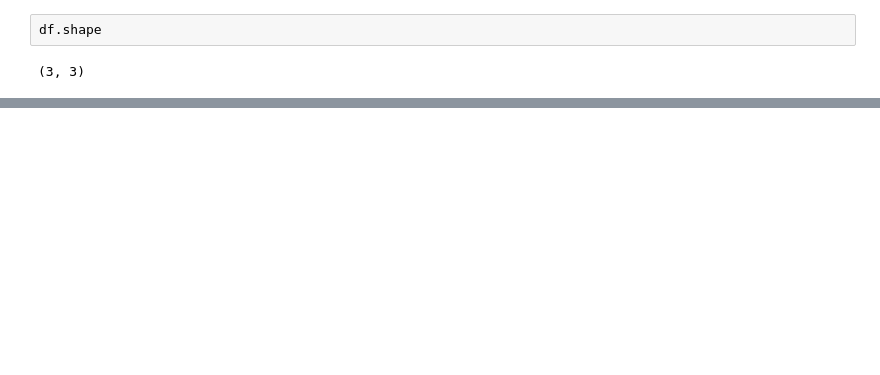
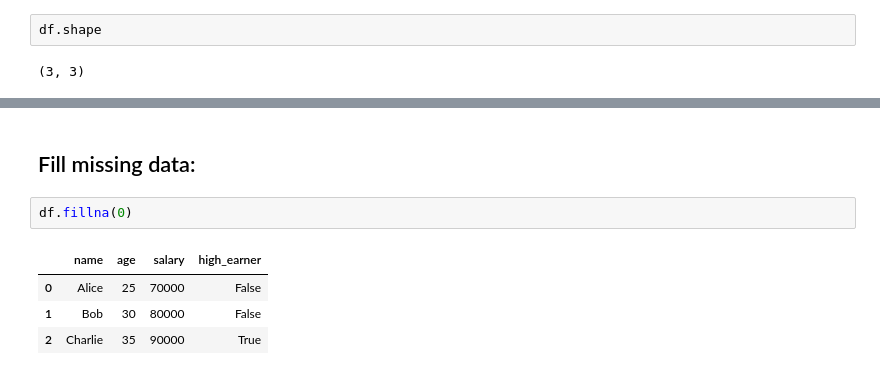
Before and after one commit to JerrodMcHenry/Data_Science, a Jupyter notebook: Pandas.ipynb, the cells around one changed output, grey strips where cells are left out. Drawn from its saved outputs; the diff is of its cells as text; blank space fills up the shorter version.

```diff
--- a/Pandas.ipynb
+++ b/Pandas.ipynb
@@ -43,0 +166,9 @@ df.shape
+# %% [markdown]
+## Fill missing data:
+# %%
+df.fillna(0)
+# %% [output]
+|  | name | age | salary | high_earner |
+| 0 | Alice | 25 | 70000 | False |
+| 1 | Bob | 30 | 80000 | False |
+| 2 | Charlie | 35 | 90000 | True |
```
Also changed, not shown: parts of 29 cells of this notebook.
